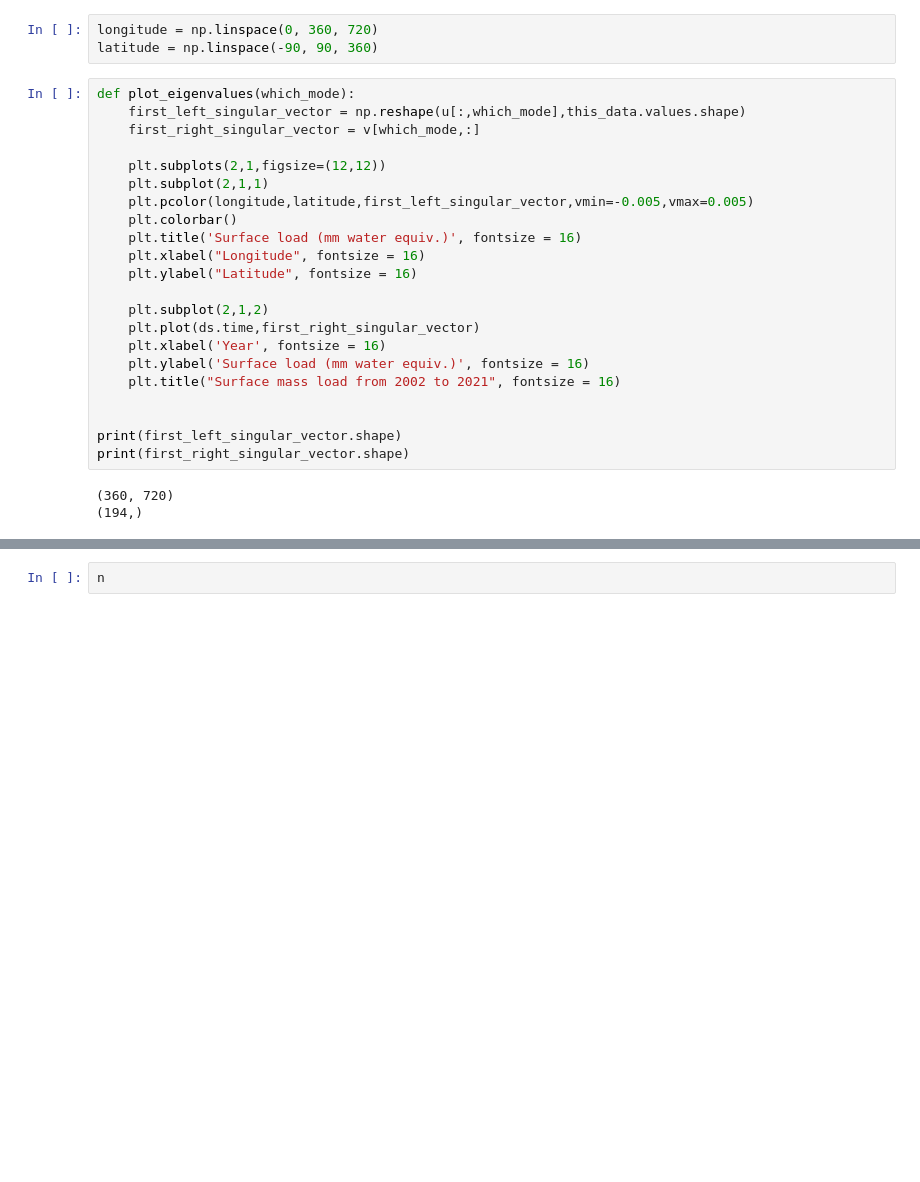
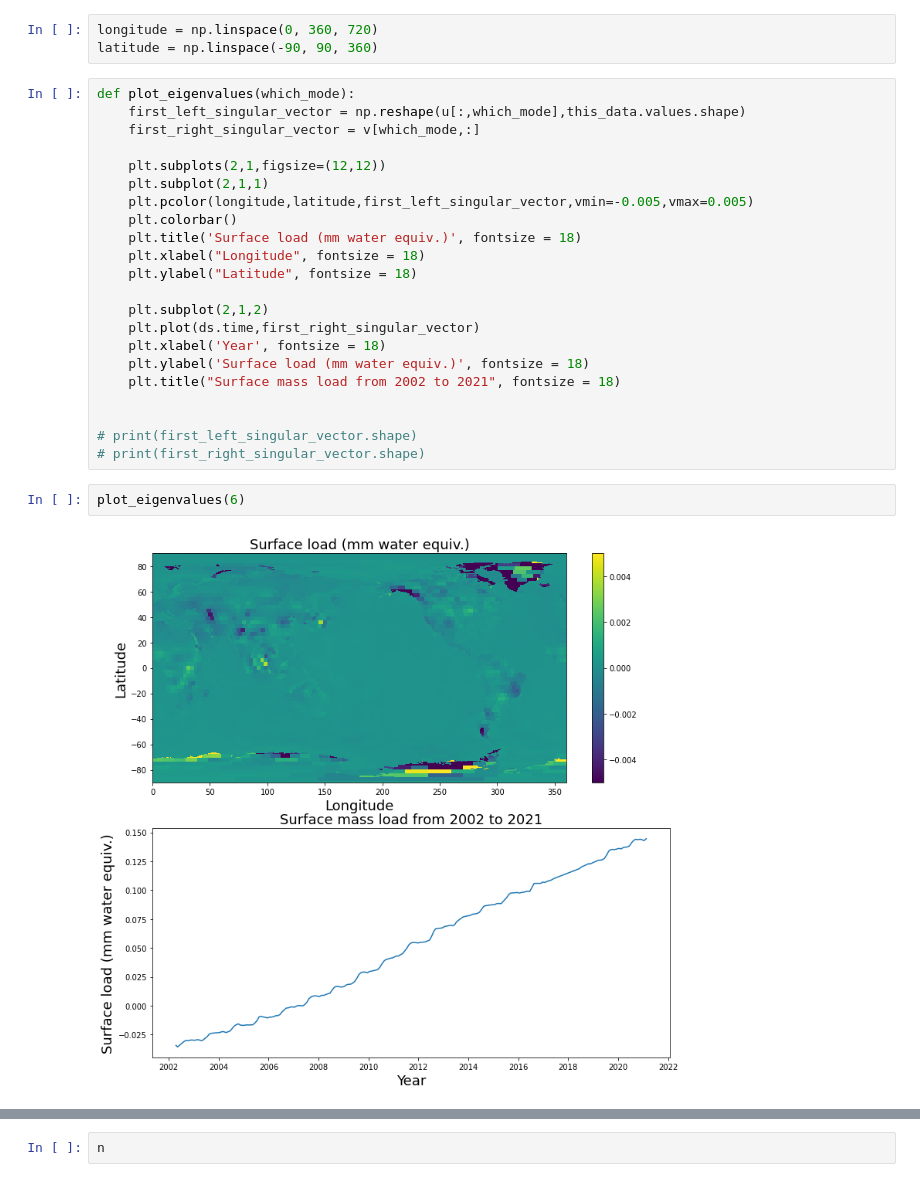
Before and after one commit to epic-research-group/surface-load-quakes, a Jupyter notebook: pca-grace.ipynb, the cells around one changed output, grey strips where cells are left out. Cells and saved outputs as stored; diff of their text form; blank space fills up the shorter version.

```diff
--- a/pca-grace.ipynb
+++ b/pca-grace.ipynb
@@ -74,22 +73,23 @@ def plot_eigenvalues(which_mode):
     plt.subplot(2,1,1)
     plt.pcolor(longitude,latitude,first_left_singular_vector,vmin=-0.005,vmax=0.005)
     plt.colorbar()
-    plt.title('Surface load (mm water equiv.)', fontsize = 16)
-    plt.xlabel("Longitude", fontsize = 16)
-    plt.ylabel("Latitude", fontsize = 16)
+    plt.title('Surface load (mm water equiv.)', fontsize = 18)
+    plt.xlabel("Longitude", fontsize = 18)
+    plt.ylabel("Latitude", fontsize = 18)
 
     plt.subplot(2,1,2)
     plt.plot(ds.time,first_right_singular_vector)
-    plt.xlabel('Year', fontsize = 16)
-    plt.ylabel('Surface load (mm water equiv.)', fontsize = 16)
-    plt.title("Surface mass load from 2002 to 2021", fontsize = 16)
+    plt.xlabel('Year', fontsize = 18)
+    plt.ylabel('Surface load (mm water equiv.)', fontsize = 18)
+    plt.title("Surface mass load from 2002 to 2021", fontsize = 18)
 
 
-print(first_left_singular_vector.shape)
-print(first_right_singular_vector.shape)
+# print(first_left_singular_vector.shape)
+# print(first_right_singular_vector.shape)
-# %% [output]
-(360, 720)
-(194,)
+# %%
+plot_eigenvalues(6)
+# %% [output]
+[figure, added]
 # %%
 # graphs arranged from spatial patterns constructed from first PC to sixth PC
 
```
Also changed, not shown: parts of 5 cells of this notebook, 1 other file.
